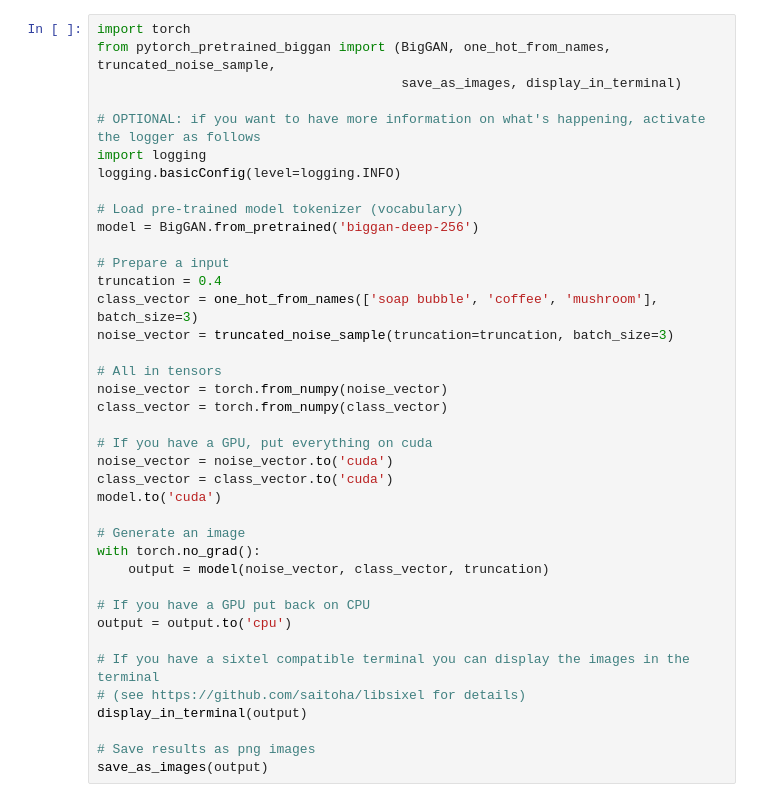
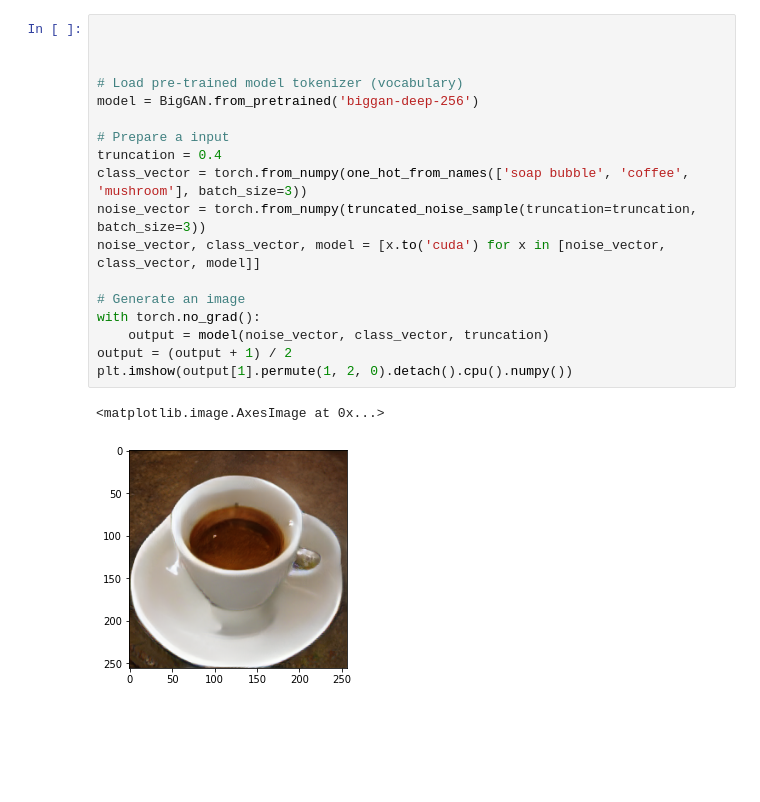
Before and after one commit to jonasitzmann/pytorch-pretrained-BigGAN, a Jupyter notebook: biggan_exploration.ipynb, the cells around one changed output. Cells and saved outputs as stored; diff of their text form; blank space fills up the shorter version.

```diff
--- a/biggan_exploration.ipynb
+++ b/biggan_exploration.ipynb
@@ -1,39 +36,21 @@
 # %%
-import torch
-from pytorch_pretrained_biggan import (BigGAN, one_hot_from_names, truncated_noise_sample,
-                                       save_as_images, display_in_terminal)
 
-# OPTIONAL: if you want to have more information on what's happening, activate the logger as follows
-import logging
-logging.basicConfig(level=logging.INFO)
+
 
 # Load pre-trained model tokenizer (vocabulary)
 model = BigGAN.from_pretrained('biggan-deep-256')
 
 # Prepare a input
 truncation = 0.4
-class_vector = one_hot_from_names(['soap bubble', 'coffee', 'mushroom'], batch_size=3)
-noise_vector = truncated_noise_sample(truncation=truncation, batch_size=3)
-
-# All in tensors
-noise_vector = torch.from_numpy(noise_vector)
-class_vector = torch.from_numpy(class_vector)
-
-# If you have a GPU, put everything on cuda
-noise_vector = noise_vector.to('cuda')
-class_vector = class_vector.to('cuda')
-model.to('cuda')
+class_vector = torch.from_numpy(one_hot_from_names(['soap bubble', 'coffee', 'mushroom'], batch_size=3))
+noise_vector = torch.from_numpy(truncated_noise_sample(truncation=truncation, batch_size=3))
+noise_vector, class_vector, model = [x.to('cuda') for x in [noise_vector, class_vector, model]]
 
 # Generate an image
 with torch.no_grad():
     output = model(noise_vector, class_vector, truncation)
-
-# If you have a GPU put back on CPU
-output = output.to('cpu')
-
-# If you have a sixtel compatible terminal you can display the images in the terminal
-# (see https://github.com/saitoha/libsixel for details)
-display_in_terminal(output)
-
-# Save results as png images
-save_as_images(output)
+output = (output + 1) / 2
+plt.imshow(output[1].permute(1, 2, 0).detach().cpu().numpy())
+# %% [output]
+<matplotlib.image.AxesImage at 0x...>
+[figure, added]
```
Also changed, not shown: parts of 2 cells of this notebook.
